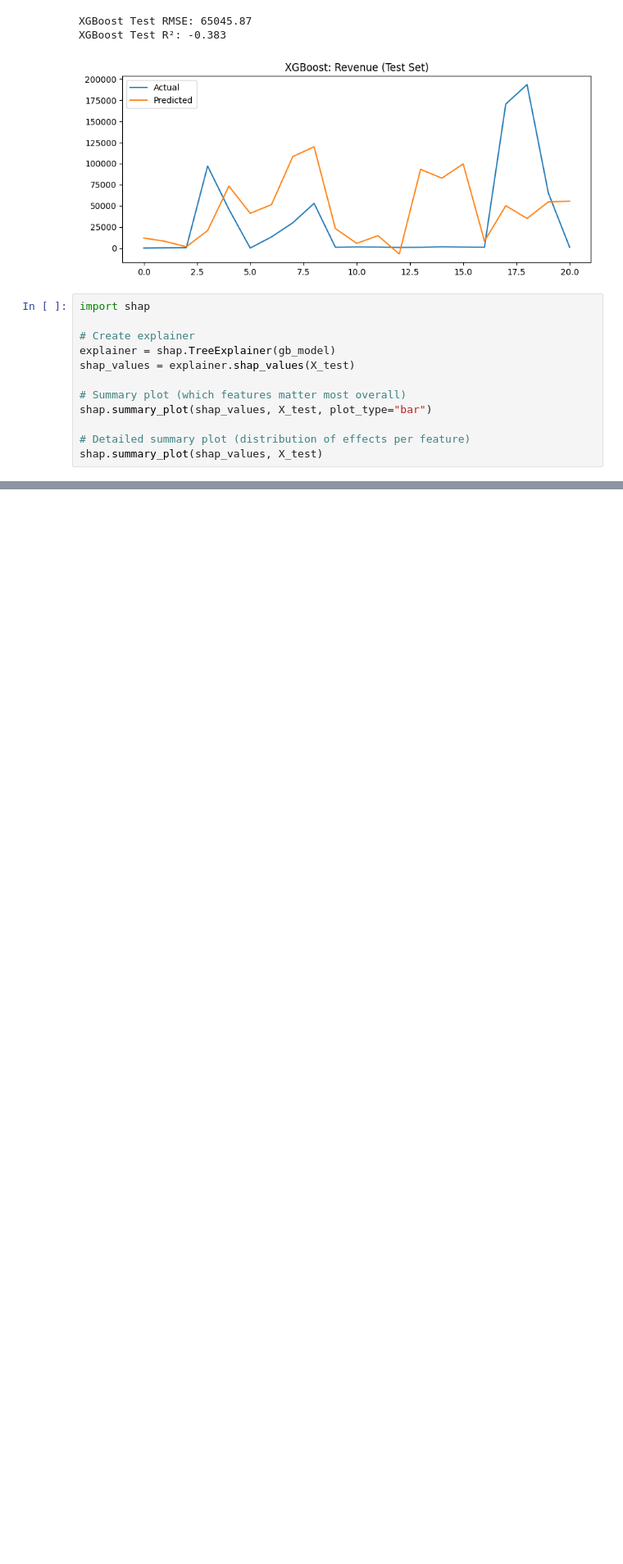
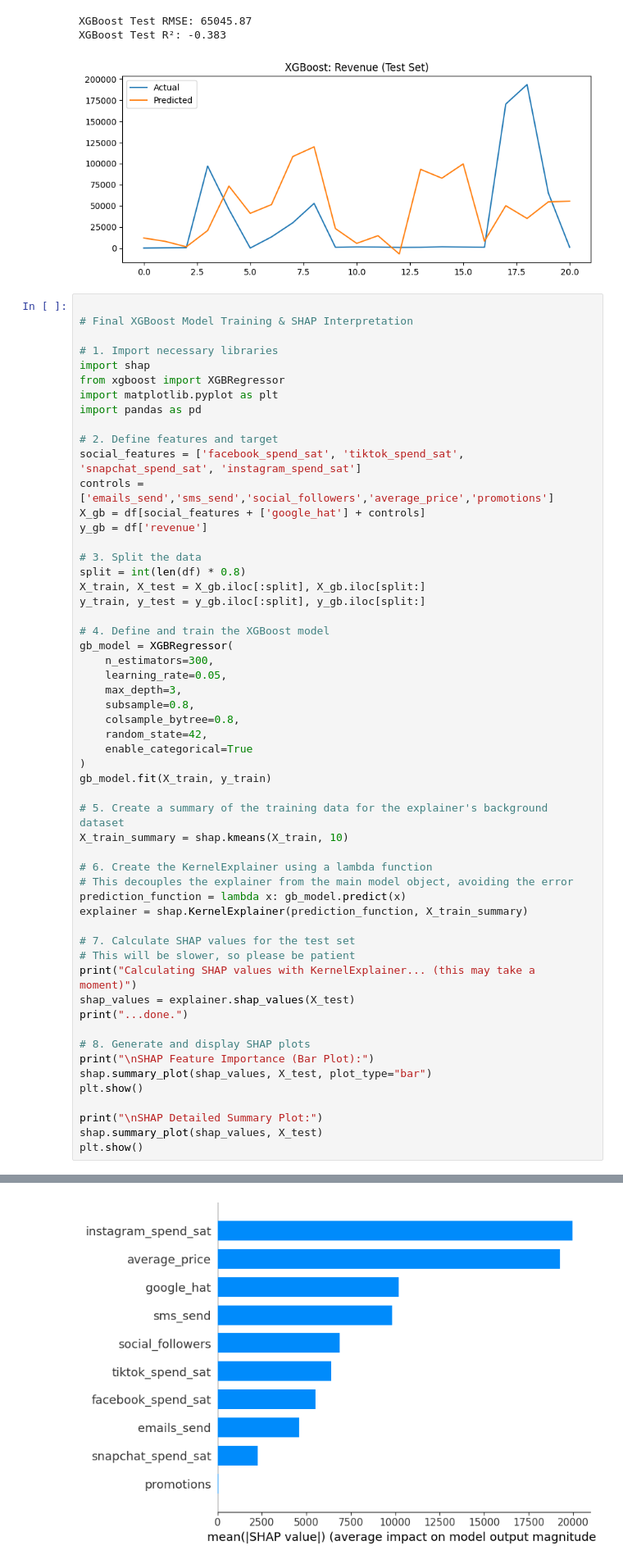
Before and after one commit to ddekshina/MMM-Assessment, a Jupyter notebook: notebooks/01_load_inspect.ipynb, the cells around one changed output, grey strips where cells are left out. Shown at 82% size. Cells and saved outputs as stored; diff of their text form; blank space fills up the shorter version.

```diff
--- a/notebooks/01_load_inspect.ipynb
+++ b/notebooks/01_load_inspect.ipynb
@@ -466,15 +466,58 @@ XGBoost Test RMSE: 65045.87
 XGBoost Test R²: -0.383
 [figure]
 # %%
+
+# Final XGBoost Model Training & SHAP Interpretation
+
+# 1. Import necessary libraries
 import shap
+from xgboost import XGBRegressor
+import matplotlib.pyplot as plt
+import pandas as pd
 
-# Create explainer
-explainer = shap.TreeExplainer(gb_model)
+# 2. Define features and target
+social_features = ['facebook_spend_sat', 'tiktok_spend_sat', 'snapchat_spend_sat', 'instagram_spend_sat']
+controls = ['emails_send','sms_send','social_followers','average_price','promotions']
+X_gb = df[social_features + ['google_hat'] + controls]
+y_gb = df['revenue']
+
+# 3. Split the data
+split = int(len(df) * 0.8)
+X_train, X_test = X_gb.iloc[:split], X_gb.iloc[split:]
+y_train, y_test = y_gb.iloc[:split], y_gb.iloc[split:]
+
+# 4. Define and train the XGBoost model
+gb_model = XGBRegressor(
+    n_estimators=300,
+    learning_rate=0.05,
+    max_depth=3,
+    subsample=0.8,
+    colsample_bytree=0.8,
+    random_state=42,
+    enable_categorical=True
+)
+gb_model.fit(X_train, y_train)
+
+# 5. Create a summary of the training data for the explainer's background dataset
+X_train_summary = shap.kmeans(X_train, 10)
+
+# 6. Create the KernelExplainer using a lambda function
+# This decouples the explainer from the main model object, avoiding the error
+prediction_function = lambda x: gb_model.predict(x)
+explainer = shap.KernelExplainer(prediction_function, X_train_summary)
+
+# 7. Calculate SHAP values for the test set
+# This will be slower, so please be patient
+print("Calculating SHAP values with KernelExplainer... (this may take a moment)")
 shap_values = explainer.shap_values(X_test)
+print("...done.")
 
-# Summary plot (which features matter most overall)
+# 8. Generate and display SHAP plots
+print("\nSHAP Feature Importance (Bar Plot):")
 shap.summary_plot(shap_values, X_test, plot_type="bar")
+plt.show()
 
-# Detailed summary plot (distribution of effects per feature)
+print("\nSHAP Detailed Summary Plot:")
 shap.summary_plot(shap_values, X_test)
+plt.show()
 # %% [output]
@@ -481,0 +528 @@ UnicodeDecodeError: 'utf-8' codec can't decode byte 0x80 in position 775: invali
+[figure, added]
```
Also changed, not shown: parts of 1 cell of this notebook.
